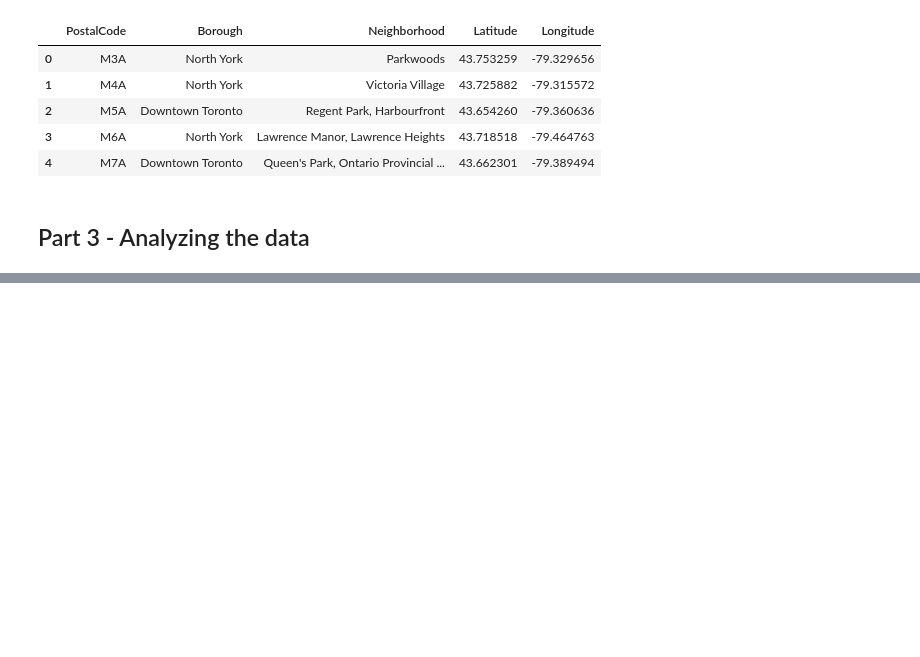
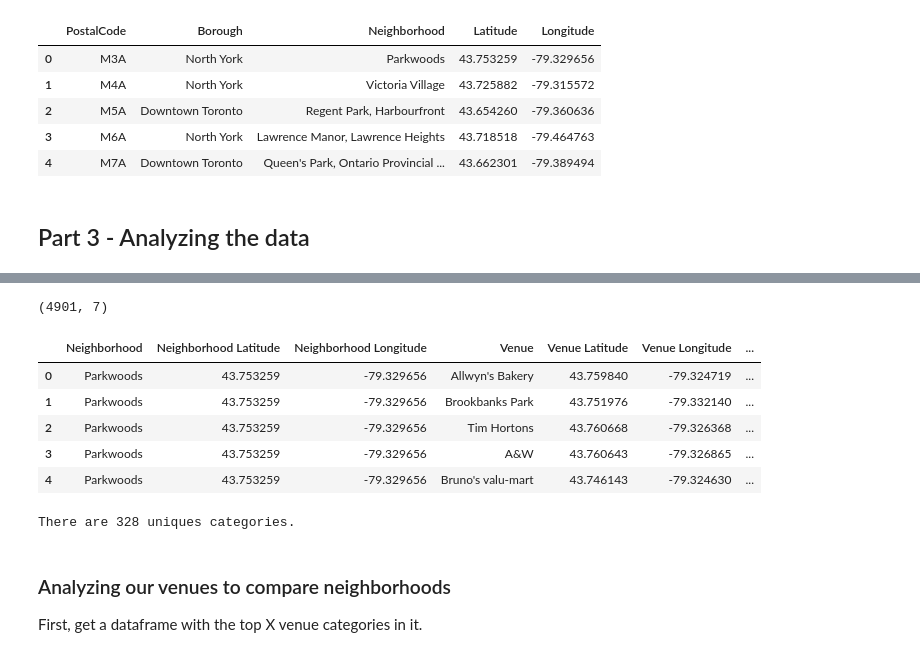
Before and after one commit to fpcorso/Coursera_Capstone, a Jupyter notebook: Segmenting And Clustering Neighborhoods in Toronto.ipynb, the cells around one changed output, grey strips where cells are left out. Saved outputs shown, nothing was run; the diff lists cells and outputs as text; code cells hidden in the pictures; blank space fills up the shorter version.

```diff
--- a/Segmenting And Clustering Neighborhoods in Toronto.ipynb
+++ b/Segmenting And Clustering Neighborhoods in Toronto.ipynb
@@ -111,0 +120,10 @@ general_map
+# %%
+# Prepares our venue DataFrame.
+neighborhood_venues = pd.DataFrame(columns=[
+                            'Neighborhood',
+                            'Neighborhood Latitude',
+                            'Neighborhood Longitude',
+                            'Venue',
+                            'Venue Latitude',
+                            'Venue Longitude',
+                            'Venue Category'])
@@ -111,0 +185,20 @@ general_map
+# %%
+# Quick preview of our venues.
+print(neighborhood_venues.shape)
+neighborhood_venues.head()
+# %% [output]
+(4901, 7)
+|  | Neighborhood | Neighborhood Latitude | Neighborhood Longitude | Venue | Venue Latitude | Venue Longitude | ... |
+| 0 | Parkwoods | 43.753259 | -79.329656 | Allwyn's Bakery | 43.759840 | -79.324719 | ... |
+| 1 | Parkwoods | 43.753259 | -79.329656 | Brookbanks Park | 43.751976 | -79.332140 | ... |
+| 2 | Parkwoods | 43.753259 | -79.329656 | Tim Hortons | 43.760668 | -79.326368 | ... |
+| 3 | Parkwoods | 43.753259 | -79.329656 | A&W | 43.760643 | -79.326865 | ... |
+| 4 | Parkwoods | 43.753259 | -79.329656 | Bruno's valu-mart | 43.746143 | -79.324630 | ... |
+# %%
+print('There are {} uniques categories.'.format(len(neighborhood_venues['Venue Category'].unique())))
+# %% [output]
+There are 328 uniques categories.
+# %% [markdown]
+### Analyzing our venues to compare neighborhoods
+
+First, get a dataframe with the top X venue categories in it.
```
Also changed, not shown: parts of 19 cells of this notebook.
